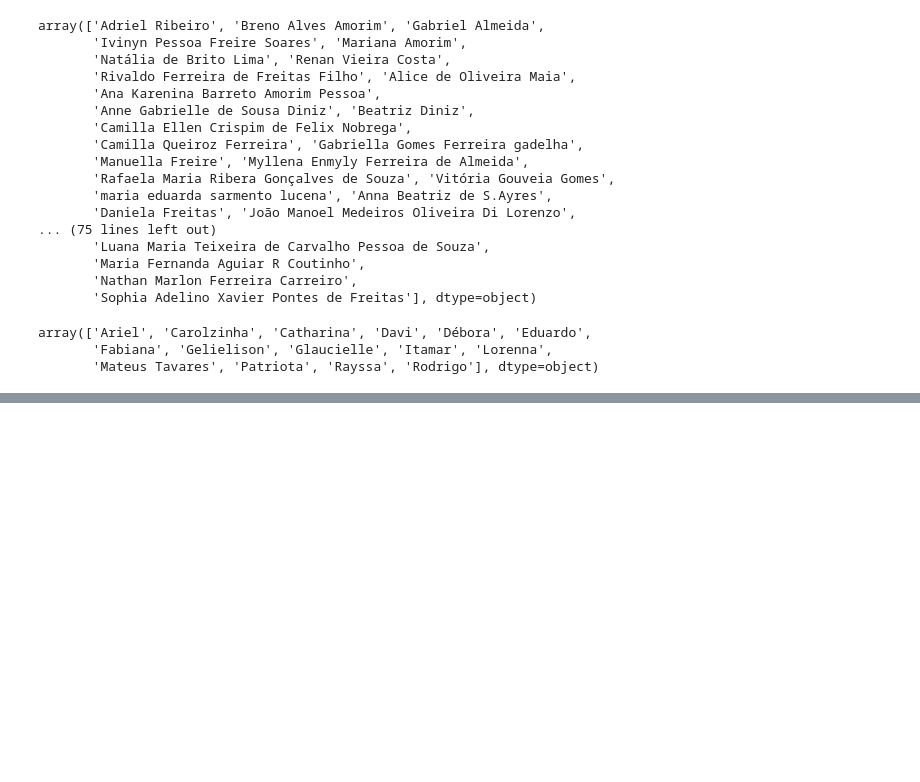
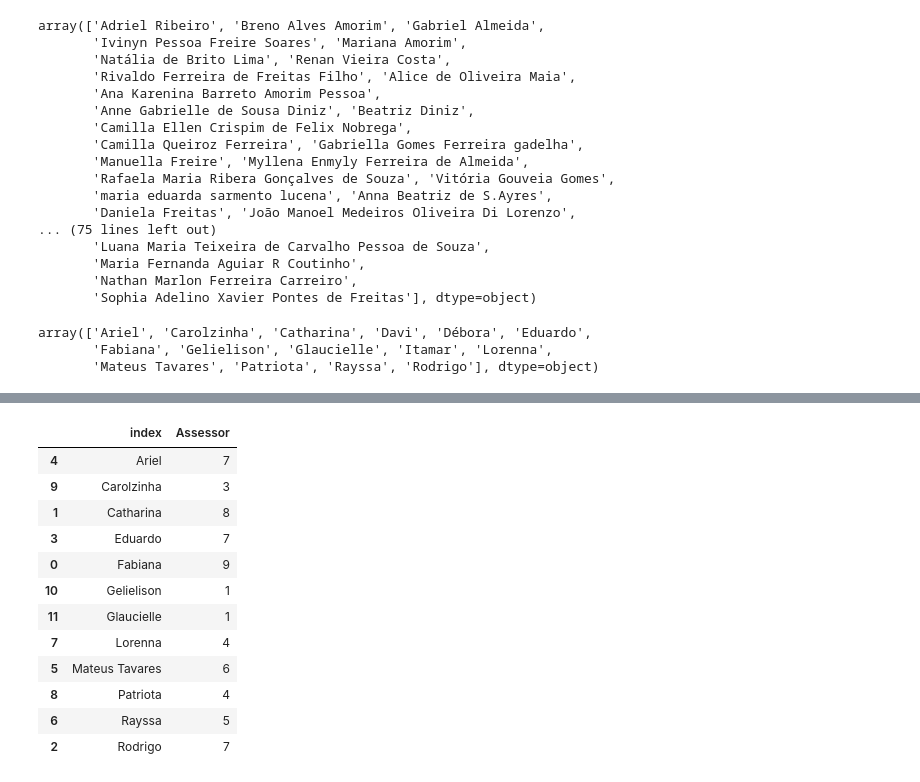
Before and after one commit to ItamarRocha/Operations-Research, a Jupyter notebook: projects/medway/data Preprocessing/Data preprocessing.ipynb, the cells around one changed output, grey strips where cells are left out. Drawn from its saved outputs; the diff is of its cells as text; code cells hidden in the pictures; blank space fills up the shorter version.

```diff
--- a/projects/medway/data Preprocessing/Data preprocessing.ipynb
+++ b/projects/medway/data Preprocessing/Data preprocessing.ipynb
@@ -1328,0 +1338,2 @@ pd.DataFrame(df_students_answered.tempo.values).to_csv("work_degree.csv", header
+# %%
+df_students_notAnswered = df_students_notAnswered.dropna(how = "all", axis = 1)
@@ -1328,0 +1345,2 @@ pd.DataFrame(df_students_answered.tempo.values).to_csv("work_degree.csv", header
+# %%
+df_students_notAnswered = df_students_notAnswered.drop("Aluno",axis = 1)
@@ -1328,0 +1387,16 @@ pd.DataFrame(df_students_answered.tempo.values).to_csv("work_degree.csv", header
+# %%
+fixed_students
+# %% [output]
+|  | index | Assessor |
+| 4 | Ariel | 7 |
+| 9 | Carolzinha | 3 |
+| 1 | Catharina | 8 |
+| 3 | Eduardo | 7 |
+| 0 | Fabiana | 9 |
+| 10 | Gelielison | 1 |
+| 11 | Glaucielle | 1 |
+| 7 | Lorenna | 4 |
+| 5 | Mateus Tavares | 6 |
+| 8 | Patriota | 4 |
+| 6 | Rayssa | 5 |
+| 2 | Rodrigo | 7 |
```
Also changed, not shown: parts of 27 cells of this notebook.
